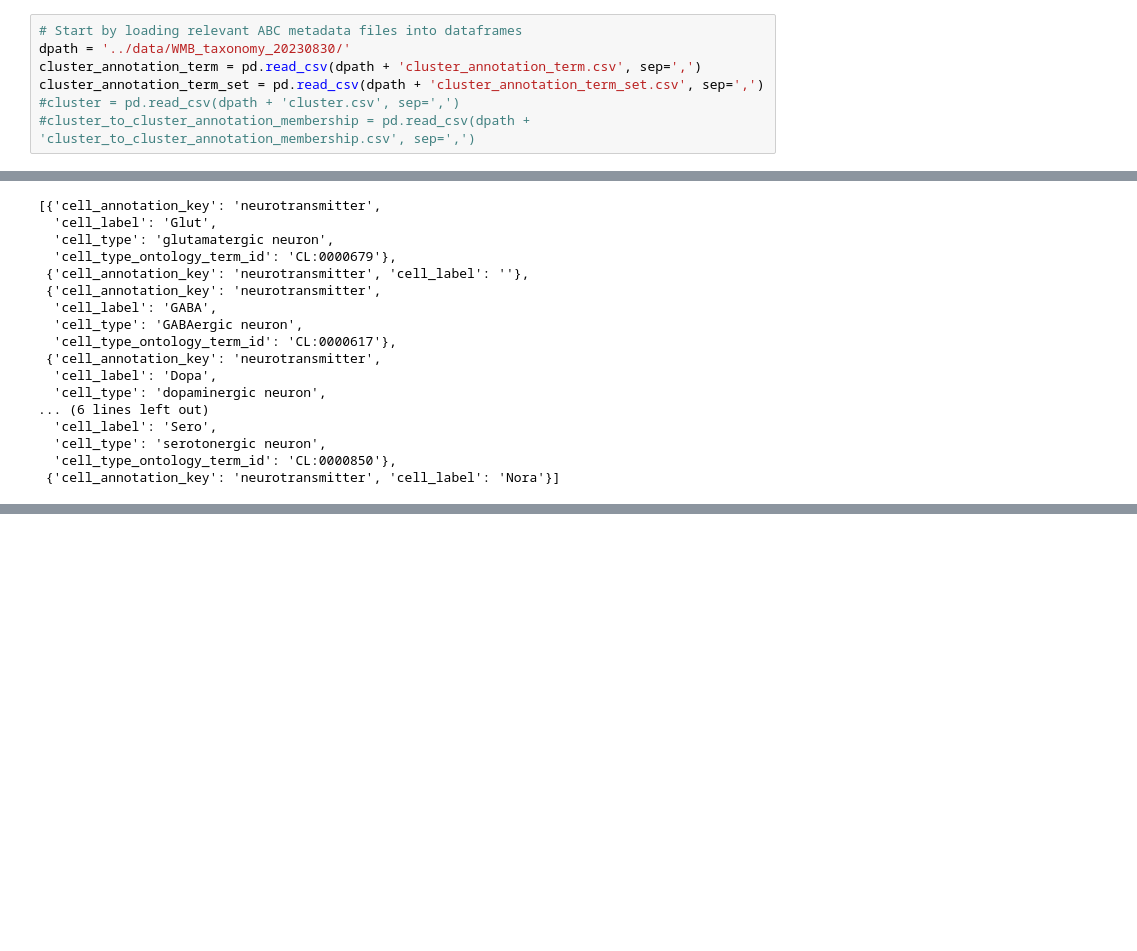
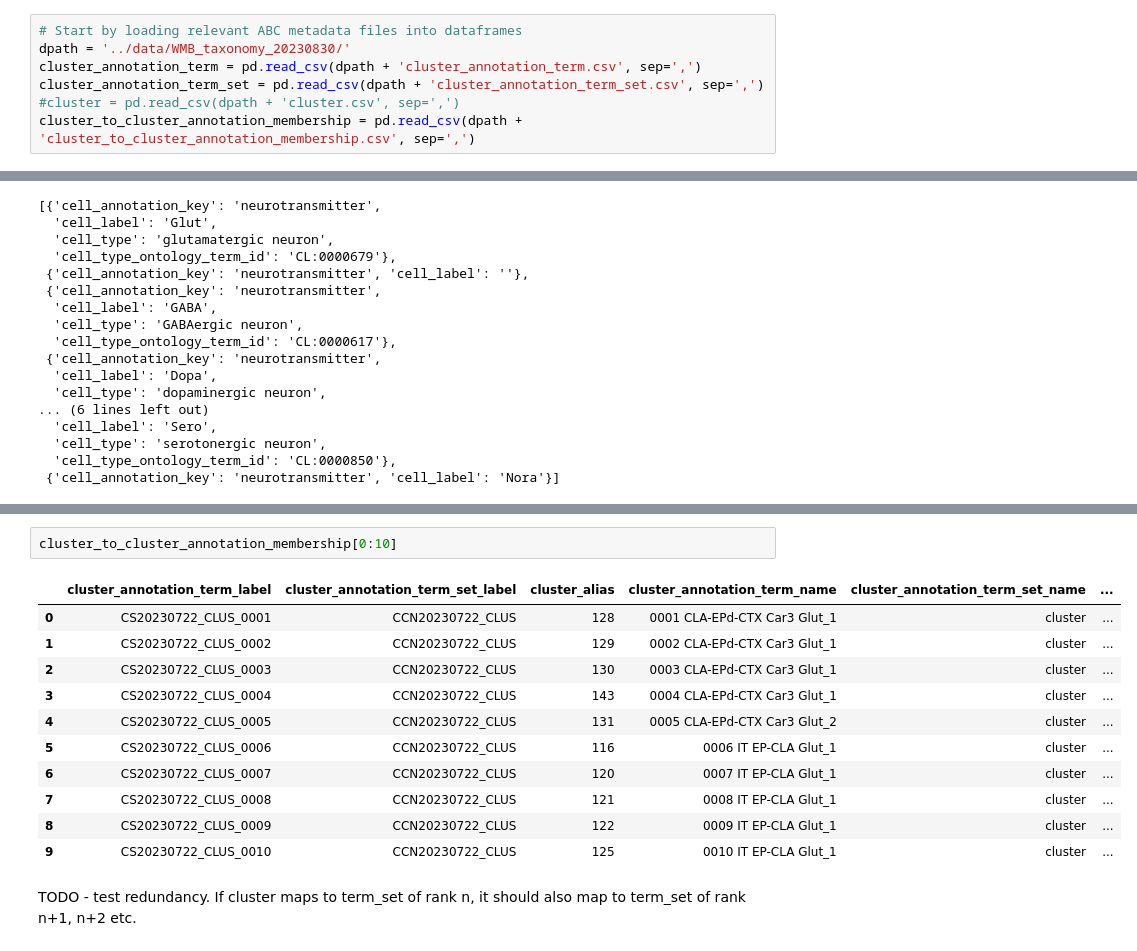
Before and after one commit to dosumis/ABC_2_CAS, a Jupyter notebook: notebooks/ABC_2_CAS.ipynb, the cells around one changed output, grey strips where cells are left out. Drawn from its saved outputs; the diff is of its cells as text; blank space fills up the shorter version.

```diff
--- a/notebooks/ABC_2_CAS.ipynb
+++ b/notebooks/ABC_2_CAS.ipynb
@@ -8,7 +8,7 @@ dpath = '../data/WMB_taxonomy_20230830/'
 cluster_annotation_term = pd.read_csv(dpath + 'cluster_annotation_term.csv', sep=',')
 cluster_annotation_term_set = pd.read_csv(dpath + 'cluster_annotation_term_set.csv', sep=',')
 #cluster = pd.read_csv(dpath + 'cluster.csv', sep=',')
-#cluster_to_cluster_annotation_membership = pd.read_csv(dpath + 'cluster_to_cluster_annotation_membership.csv', sep=',')
+cluster_to_cluster_annotation_membership = pd.read_csv(dpath + 'cluster_to_cluster_annotation_membership.csv', sep=',')
 # %%
 cluster_annotation_term[0:2]
 # %% [output]
@@ -313,0 +324,16 @@ Name: parent_term_set_label, dtype: object
+# %%
+cluster_to_cluster_annotation_membership[0:10]
+# %% [output]
+|  | cluster_annotation_term_label | cluster_annotation_term_set_label | cluster_alias | cluster_annotation_term_name | cluster_annotation_term_set_name | ... |
+| 0 | CS20230722_CLUS_0001 | CCN20230722_CLUS | 128 | 0001 CLA-EPd-CTX Car3 Glut_1 | cluster | ... |
+| 1 | CS20230722_CLUS_0002 | CCN20230722_CLUS | 129 | 0002 CLA-EPd-CTX Car3 Glut_1 | cluster | ... |
+| 2 | CS20230722_CLUS_0003 | CCN20230722_CLUS | 130 | 0003 CLA-EPd-CTX Car3 Glut_1 | cluster | ... |
+| 3 | CS20230722_CLUS_0004 | CCN20230722_CLUS | 143 | 0004 CLA-EPd-CTX Car3 Glut_1 | cluster | ... |
+| 4 | CS20230722_CLUS_0005 | CCN20230722_CLUS | 131 | 0005 CLA-EPd-CTX Car3 Glut_2 | cluster | ... |
+| 5 | CS20230722_CLUS_0006 | CCN20230722_CLUS | 116 | 0006 IT EP-CLA Glut_1 | cluster | ... |
+| 6 | CS20230722_CLUS_0007 | CCN20230722_CLUS | 120 | 0007 IT EP-CLA Glut_1 | cluster | ... |
+| 7 | CS20230722_CLUS_0008 | CCN20230722_CLUS | 121 | 0008 IT EP-CLA Glut_1 | cluster | ... |
+| 8 | CS20230722_CLUS_0009 | CCN20230722_CLUS | 122 | 0009 IT EP-CLA Glut_1 | cluster | ... |
+| 9 | CS20230722_CLUS_0010 | CCN20230722_CLUS | 125 | 0010 IT EP-CLA Glut_1 | cluster | ... |
+# %% [markdown]
+TODO - test redundancy. If cluster maps to term_set of rank n, it should also map to term_set of rank n+1, n+2 etc.
```
Also changed, not shown: parts of 3 cells of this notebook.
